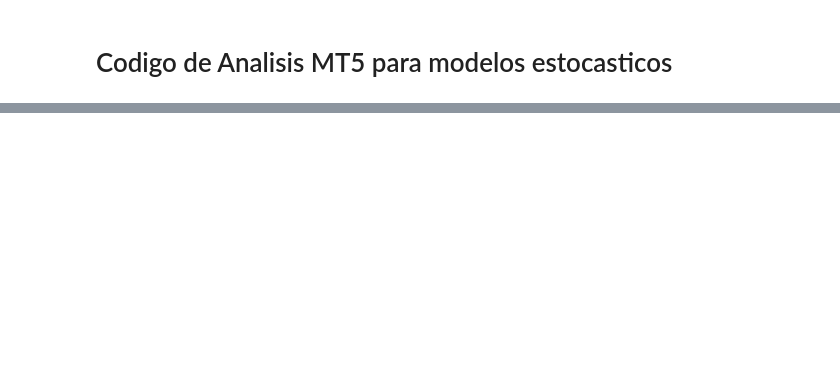
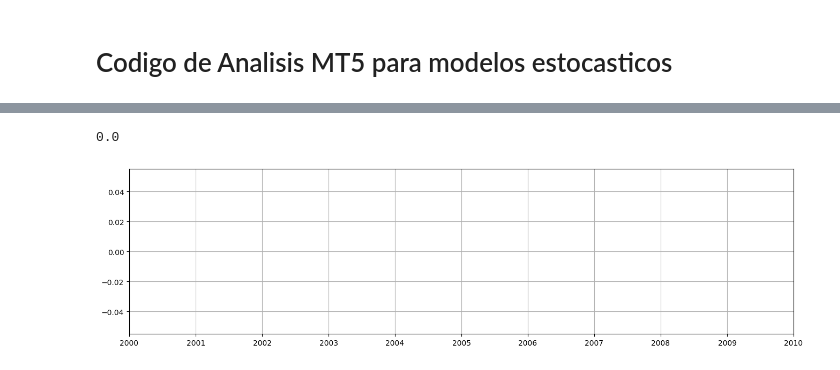
Before and after one commit to miguel2019547/Metatrader, a Jupyter notebook: Algoritmos/Analitica.ipynb, the cells around one changed output, grey strips where cells are left out. Drawn from its saved outputs; the diff is of its cells as text; code cells hidden in the pictures; blank space fills up the shorter version.

```diff
--- a/Algoritmos/Analitica.ipynb
+++ b/Algoritmos/Analitica.ipynb
@@ -24,0 +105,46 @@ Baja:  0.352
+# %%
+algorithmo = []
+for i in range(len(datos)):
+    abs = datos.iloc[i]
+    if abs['Aind'] > 0 and abs['RSI'] < 30:
+        algorithmo.append(-1)
+    elif abs['Aind'] < 0 and abs['RSI'] > 70:
+        algorithmo.append(1)
+    else:
+        algorithmo.append(0)
+datos['retorno'] = datos['close'] - datos['close'].shift(1)
+datos['funcion'] = algorithmo
+datos.dropna(axis = 0, inplace= True)
+
+
+x = 0
+algoth = []
+while x < len(datos):
+    if datos.iloc[x]['funcion'] != 0:
+        algoth.append(datos.iloc[x]['funcion'])
+        algoth.append(datos.iloc[x]['funcion'])
+        algoth.append(datos.iloc[x]['funcion'])
+        algoth.append(datos.iloc[x]['funcion'])
+        algoth.append(datos.iloc[x]['funcion'])
+        algoth.append(datos.iloc[x]['funcion'])
+        algoth.append(datos.iloc[x]['funcion'])
+        algoth.append(datos.iloc[x]['funcion'])
+        algoth.append(datos.iloc[x]['funcion'])
+        algoth.append(datos.iloc[x]['funcion'])
+        x += 10
+    else:
+        algoth.append(0)
+        x += 1
+
+datos['funcion'] = algoth
+datos['dinero'] = datos['retorno'] * datos['funcion']
+print(datos['dinero'].sum())
+# %% [output]
+0.0
+# %%
+plt.figure(figsize=(16,4))
+plt.scatter(datos[datos['funcion'] != 0].index,datos[datos['funcion'] != 0]['dinero'])
+plt.grid()
+plt.show()
+# %% [output]
+[figure, added]
```
Also changed, not shown: parts of 6 cells of this notebook, 3 other files.
